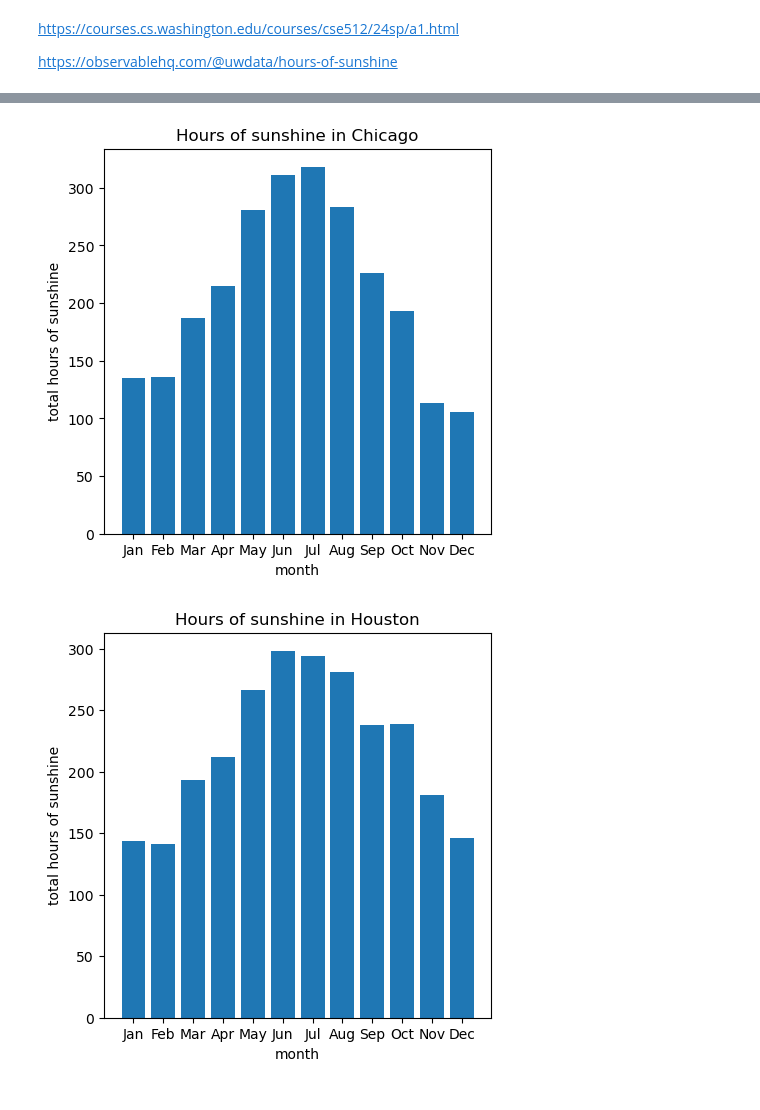
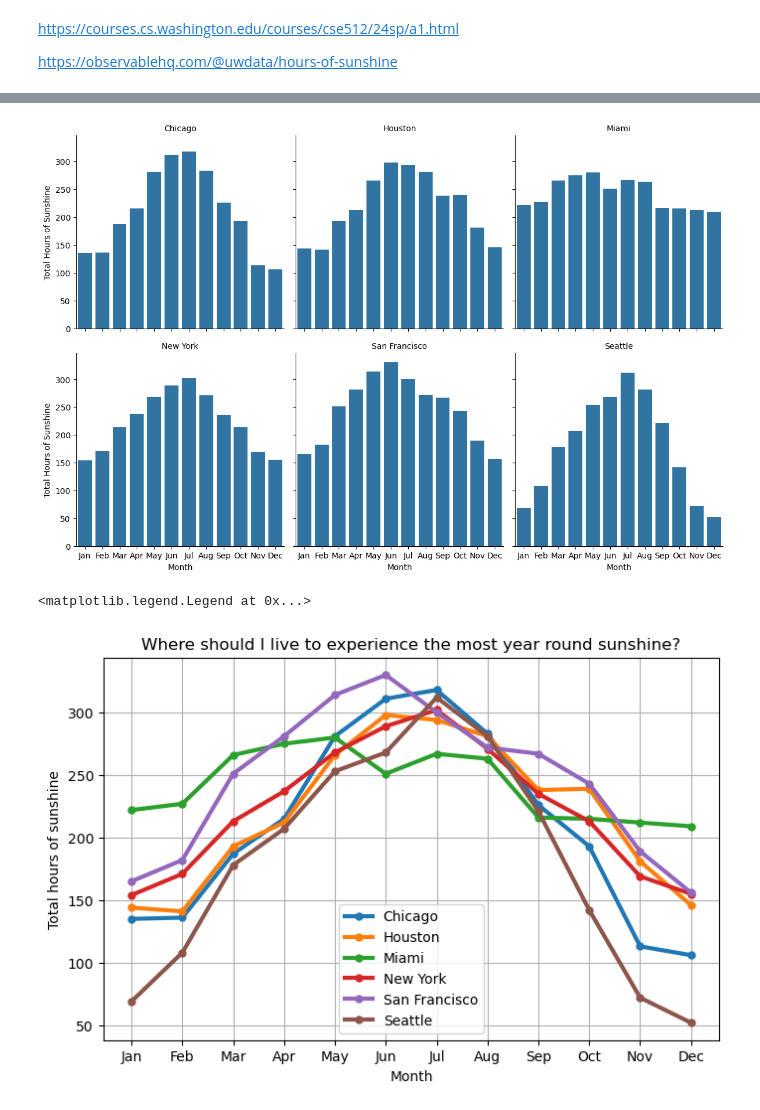
Before and after one commit to egagli/cse512_data_visualization, a Jupyter notebook: assignments/1/assignment1.ipynb, the cells around one changed output, grey strips where cells are left out. Drawn from its saved outputs; the diff is of its cells as text; code cells hidden in the pictures.

```diff
--- a/assignments/1/assignment1.ipynb
+++ b/assignments/1/assignment1.ipynb
@@ -16,4 +34,9 @@ sunshine_gdf = gpd.GeoDataFrame(sunshine_df,geometry=gpd.points_from_xy(sunshine
 # %%
-f,ax=plt.subplots()
-sunshine_gdf.plot(ax=ax)
-ctx.add_basemap(ax, crs=sunshine_gdf.crs,source=ctx.providers.OpenStreetMap.Mapnik)
+f,ax=plt.subplots(figsize=(12,15))
+for city in np.unique(sunshine_gdf.city):
+    sunshine_gdf[sunshine_gdf.city==city].plot(ax=ax,markersize=100)
+
+ctx.add_basemap(ax, crs=sunshine_gdf.crs,attribution=False)
+
+ax.set_xlabel('Longitude')
+ax.set_ylabel('Latitude')
@@ -49,13 +46,28 @@ ModuleNotFoundError: No module named 'seaborn'
 # %%
-g = sns.FacetGrid(df, col='city', col_wrap=3, height=4)
-g.map(sns.barplot, 'month', 'hours_of_sunshine', ci=None)
+g = sns.FacetGrid(sunshine_df, col='city', col_wrap=3, height=4)
+g.map(sns.barplot, 'month', 'sunshine', errorbar=None)
+
+g.set_axis_labels('Month', 'Total Hours of Sunshine')
+g.set_titles('{col_name}')
+plt.tight_layout()
+plt.show()
+# %% [output]
+[figure, added]
 # %%
+f,ax=plt.subplots(figsize=(8,5))
+
 for city, city_data in sunshine_df.groupby('city'):
-    plt.figure(figsize=(5,5))
-    plt.bar(city_data['month'],city_data['sunshine'])
-    plt.xlabel('month')
-    plt.ylabel('total hours of sunshine')
-    plt.title(f'Hours of sunshine in {city}')
+    #plt.figure(figsize=(5,5))
+    #plt.bar(city_data['month'],city_data['sunshine'])
+    ax.plot(city_data['month'],city_data['sunshine'],linewidth=3,marker='.',markersize=10,label=f'{city}')
+    #plt.xlabel('month')
+    #plt.ylabel('total hours of sunshine')
+    #plt.title(f'Hours of sunshine in {city}')
+plt.xlabel('Month')
+plt.ylabel('Total hours of sunshine')
+plt.title('Where should I live to experience the most year round sunshine?')
+plt.grid()
+plt.legend()
 # %% [output]
+<matplotlib.legend.Legend at 0x...>
-[figure, old version]
+[figure, new version]
-[figure, removed]
```
Also changed, not shown: parts of 7 cells of this notebook, 1 other file.
